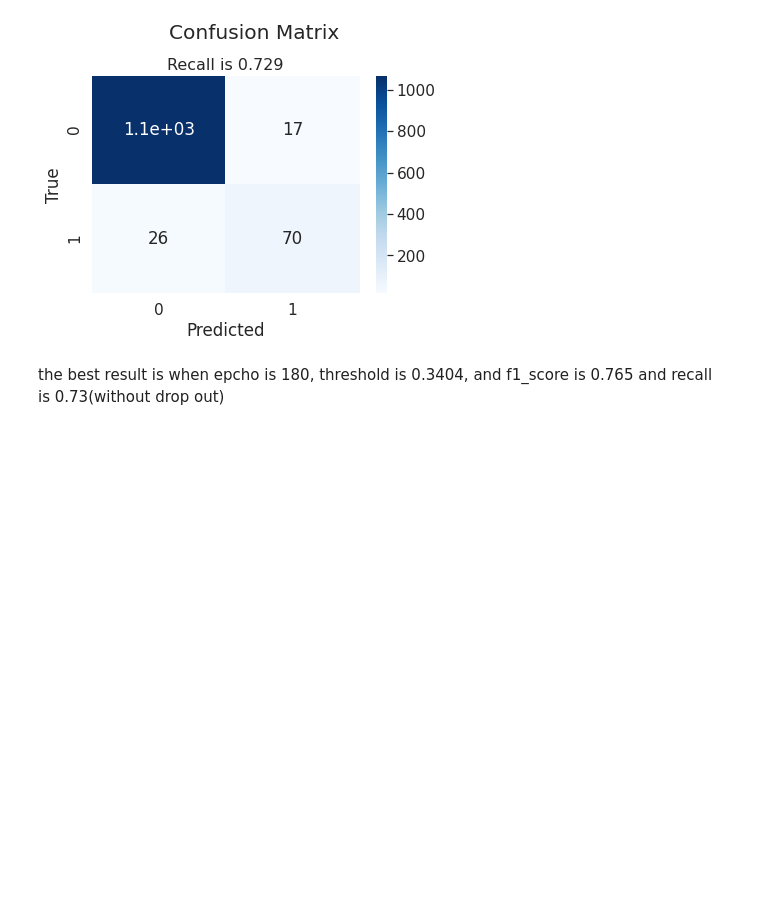
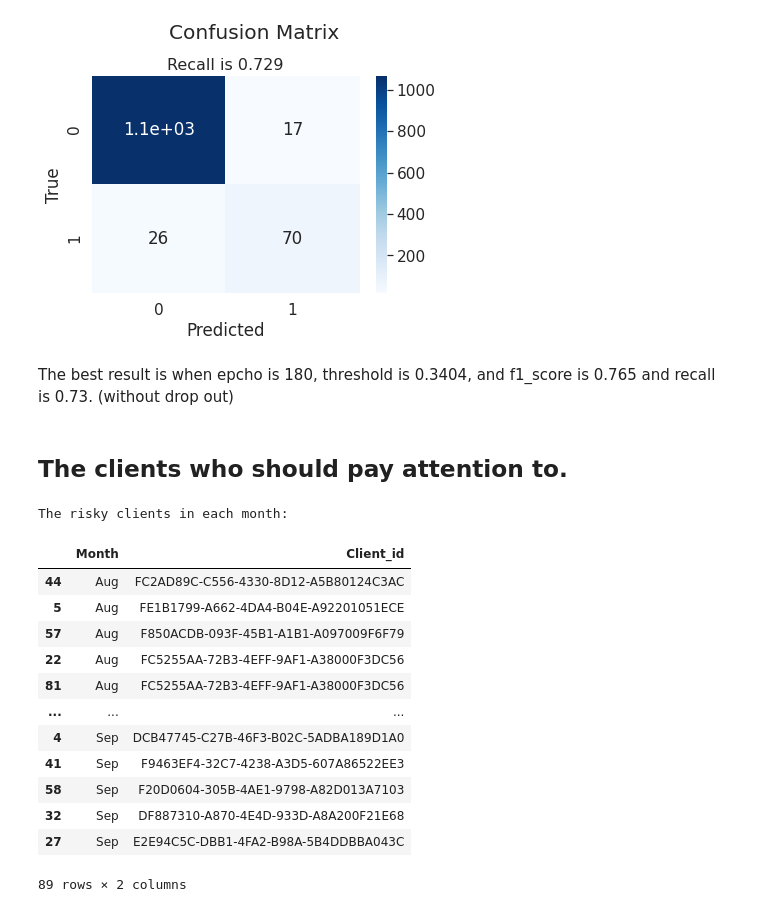
Before and after one commit to Troy-Cao/LWB-Risk-Cient-Detection, a Jupyter notebook: LSTM_Anomaly_Detection.ipynb, the cells around one changed output. Drawn from its saved outputs; the diff is of its cells as text; code cells hidden in the pictures; blank space fills up the shorter version.

Commit message:
output the risk clients

```diff
--- a/LSTM_Anomaly_Detection.ipynb
+++ b/LSTM_Anomaly_Detection.ipynb
@@ -194,9 +194,10 @@ model.compile(loss=keras.losses.BinaryCrossentropy(from_logits=False),
 # %%
 history = model.fit(
     X_train,y_train,
-    epochs=180,
-    batch_size=48,
-    validation_split=0.1,shuffle=False)
+    epochs = 180,
+    batch_size = 48,
+    validation_split = 0.1,
+    shuffle = False)
 # %% [output]
 Epoch 1/180
 125/125 [==============================] - 1s 10ms/step - loss: 0.0936 - accuracy: 0.2316 - val_loss: 0.1263 - val_accuracy: 0.2241
@@ -399,8 +401,11 @@ The best f1_scores is 0.7650 for threshold is 0.3404.
 # %%
 # label the prediction with the choosen threshold
 predited_label=[]
+incident_index=[]# incident list
 for elem in test_xth:
   if elem < x:
     predited_label.append(0)
   else:
     predited_label.append(1)
+    indx = test_xth.loc[(test_xth.loc[:]==elem),:].index.values.tolist()
+    incident_index+=indx
@@ -436,4 +458,25 @@ plt.show()
 # %% [output]
 [figure]
 # %% [markdown]
-the best result is when epcho is 180, threshold is 0.3404, and f1_score is 0.765  and recall is 0.73(without drop out)
+The best result is when epcho is 180, threshold is 0.3404, and f1_score is 0.765  and recall is 0.73. (without drop out)
+# %% [markdown]
+## The clients who should pay attention to.
+# %%
+print('The risky clients in each month:')
+df=pd.DataFrame(incident_index,columns=['Month', 'Client_id'])
+df.sort_values(by=['Month'])
+# %% [output]
+The risky clients in each month:
+|  | Month | Client_id |
+| 44 | Aug | FC2AD89C-C556-4330-8D12-A5B80124C3AC |
+| 5 | Aug | FE1B1799-A662-4DA4-B04E-A92201051ECE |
+| 57 | Aug | F850ACDB-093F-45B1-A1B1-A097009F6F79 |
+| 22 | Aug | FC5255AA-72B3-4EFF-9AF1-A38000F3DC56 |
+| 81 | Aug | FC5255AA-72B3-4EFF-9AF1-A38000F3DC56 |
+| ... | ... | ... |
+| 4 | Sep | DCB47745-C27B-46F3-B02C-5ADBA189D1A0 |
+| 41 | Sep | F9463EF4-32C7-4238-A3D5-607A86522EE3 |
+| 58 | Sep | F20D0604-305B-4AE1-9798-A82D013A7103 |
+| 32 | Sep | DF887310-A870-4E4D-933D-A8A200F21E68 |
+| 27 | Sep | E2E94C5C-DBB1-4FA2-B98A-5B4DDBBA043C |
+89 rows × 2 columns
```
Also changed, not shown: parts of 13 cells of this notebook.
